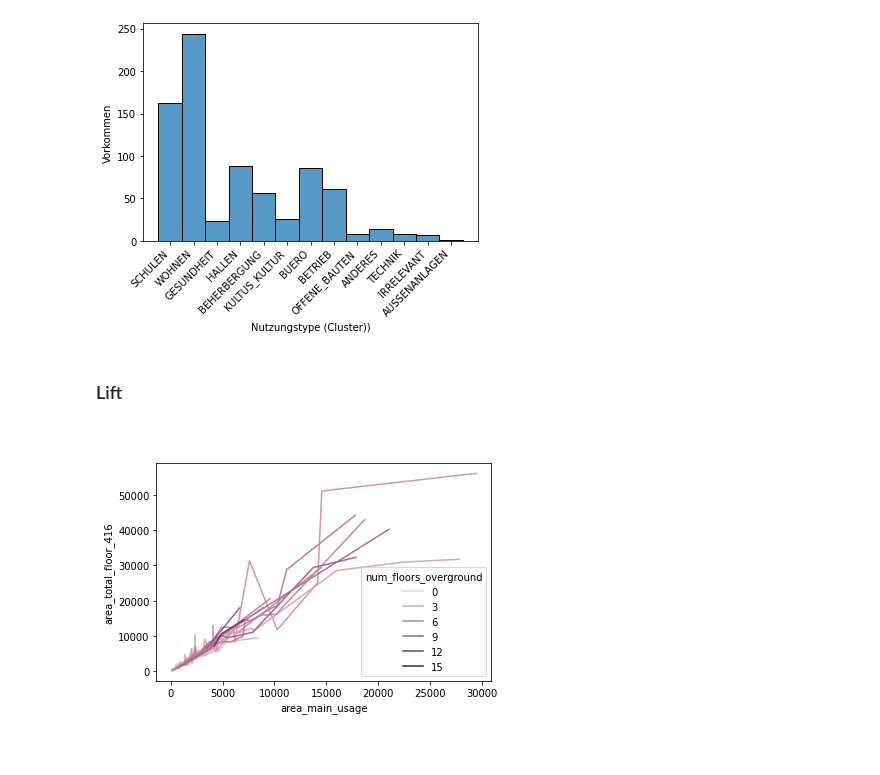
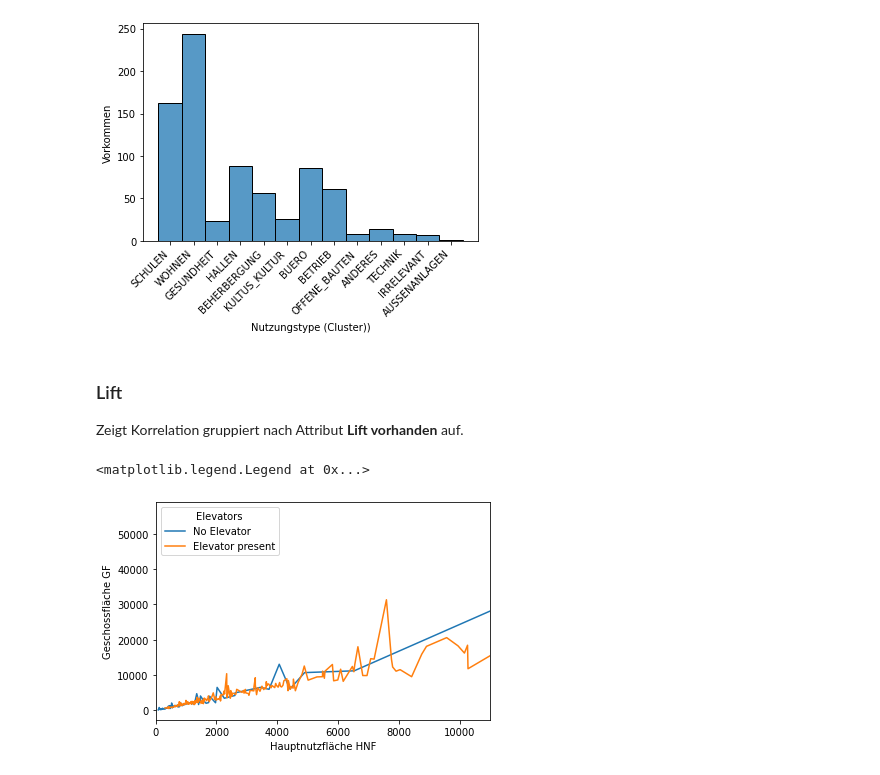
Before and after one commit to FHNW-RW/ip5-metriken-bauwesen, a Jupyter notebook: src/dataset.ipynb, the cells around one changed output. Cells and saved outputs as stored; diff of their text form; code cells hidden in the pictures; blank space fills up the shorter version.

```diff
--- a/src/dataset.ipynb
+++ b/src/dataset.ipynb
@@ -197,17 +204,22 @@ plt.xticks(
 None  #don't show the label objects
 # %% [output]
 [figure]
-# %% [markdown]
-### Lift
-
-<br>
+# %% [markdown]
+### Lift
+Zeigt Korrelation gruppiert nach Attribut **Lift vorhanden** auf.
+<br>
 # %%
 gf = sns.lineplot(
     data=df,
     x=im.FIELD_AREA_MAIN_USAGE,
     y=im.FIELD_AREA_TOTAL_FLOOR_416,
     # hue=im.FIELD_NUM_BUILDINGS
-    hue=im.FIELD_
+    hue=im.FIELD_ELEVATOR_PRESENT
 )
+
+gf.set_xlim(0, 11000)
+gf.set(xlabel='Hauptnutzfläche HNF', ylabel='Geschossfläche GF')
+plt.legend(title='Elevators', loc='upper left', labels=['No Elevator', 'Elevator present'])
 # %% [output]
+<matplotlib.legend.Legend at 0x...>
-[figure, old version]
+[figure, new version]
```
Also changed, not shown: parts of 24 cells of this notebook, 2 other files.
